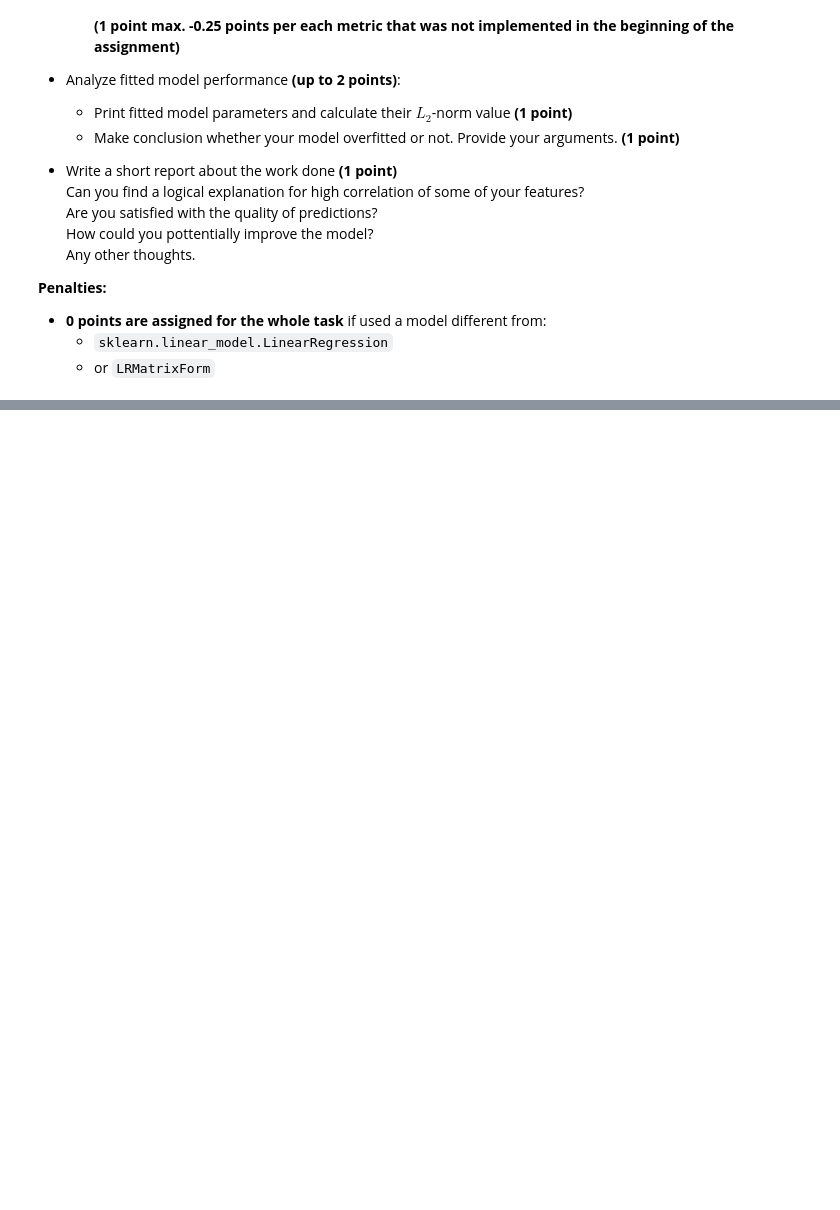
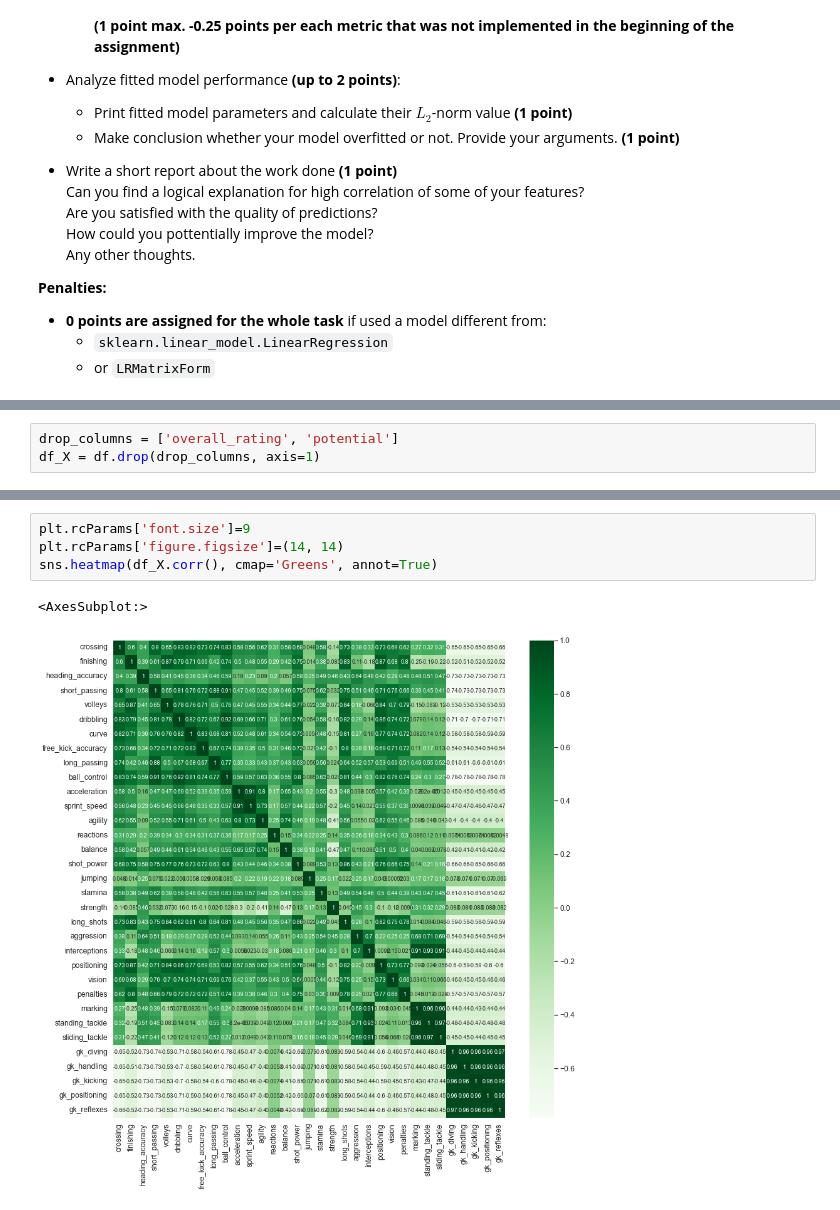
Before and after one commit to husbandwife78/linear_regression, a Jupyter notebook: linear_regression.ipynb, the cells around one changed output, grey strips where cells are left out. Saved outputs shown, nothing was run; the diff lists cells and outputs as text; blank space fills up the shorter version.

```diff
--- a/linear_regression.ipynb
+++ b/linear_regression.ipynb
@@ -1702,0 +1716,3 @@ Steps you need to follow:
+# %%
+drop_columns = ['overall_rating', 'potential']
+df_X = df.drop(drop_columns, axis=1)
@@ -1702,0 +1735,7 @@ Steps you need to follow:
+# %%
+plt.rcParams['font.size']=9
+plt.rcParams['figure.figsize']=(14, 14)
+sns.heatmap(df_X.corr(), cmap='Greens', annot=True)
+# %% [output]
+<AxesSubplot:>
+[figure, added]
```
Also changed, not shown: parts of 37 cells of this notebook.
